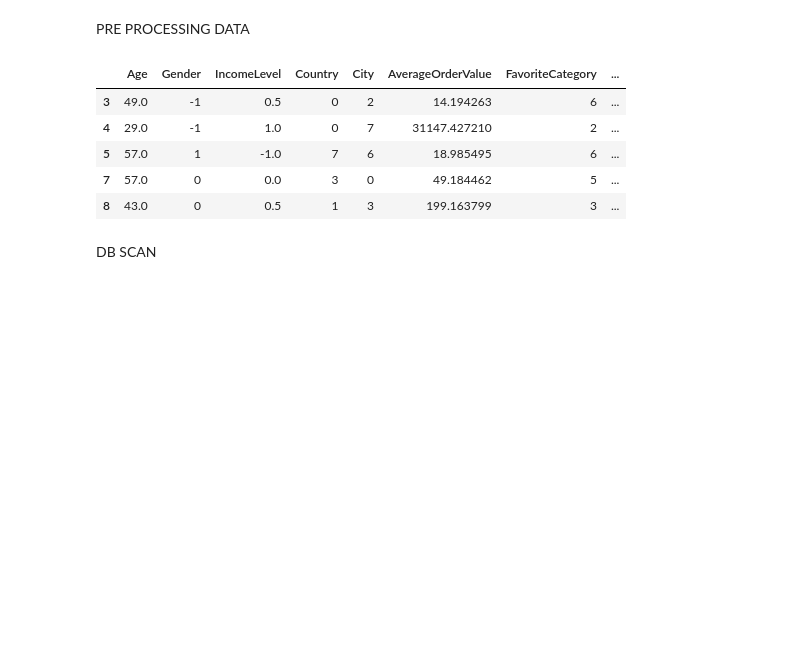
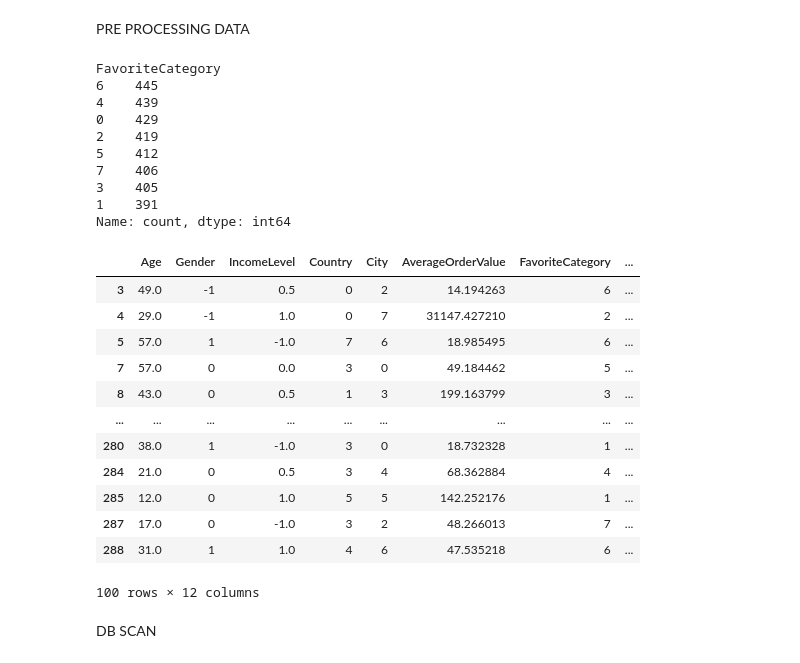
Before and after one commit to MathiasEthan/Ad-Targeting-using-Clustering, a Jupyter notebook: ace.ipynb, the cells around one changed output. Saved outputs shown, nothing was run; the diff lists cells and outputs as text; code cells hidden in the pictures; blank space fills up the shorter version.

```diff
--- a/ace.ipynb
+++ b/ace.ipynb
@@ -38,33 +38,51 @@ df["EmailConversionRate"]=df["EmailConversionRate"].fillna(df["EmailConversionRa
 df['IncomeLevel'] = df['IncomeLevel'].replace({
     'High': 0.5,
     'Very High': 1,
     'Medium': 0,
     "Low": -1,
 })
 df["Gender"] = df["Gender"].replace({
     "Female":-1,
     "Male" : 1,
 })
 #removing neg ages
 df = df[df['Age'] >= 0]
 
 df['Gender'] = df['Gender'].apply(lambda x: 0 if isinstance(x, str) else x)
 
 #Convert categorical variables to numerical using LabelEncoder
 le = LabelEncoder()
 df['Country'] = le.fit_transform(df['Country'])
 df['City'] = le.fit_transform(df['City'])
 df['FavoriteCategory'] = le.fit_transform(df['FavoriteCategory'])
 df['SecondFavoriteCategory'] = le.fit_transform(df['SecondFavoriteCategory'])
 
+print(df['FavoriteCategory'].value_counts())
 
-df.head()
+df.head(100)
 # %% [output]
+FavoriteCategory
+6    445
+4    439
+0    429
+2    419
+5    412
+7    406
+3    405
+1    391
+Name: count, dtype: int64
 |  | Age | Gender | IncomeLevel | Country | City | AverageOrderValue | FavoriteCategory | ... |
 | 3 | 49.0 | -1 | 0.5 | 0 | 2 | 14.194263 | 6 | ... |
 | 4 | 29.0 | -1 | 1.0 | 0 | 7 | 31147.427210 | 2 | ... |
 | 5 | 57.0 | 1 | -1.0 | 7 | 6 | 18.985495 | 6 | ... |
 | 7 | 57.0 | 0 | 0.0 | 3 | 0 | 49.184462 | 5 | ... |
 | 8 | 43.0 | 0 | 0.5 | 1 | 3 | 199.163799 | 3 | ... |
+| ... | ... | ... | ... | ... | ... | ... | ... | ... |
+| 280 | 38.0 | 1 | -1.0 | 3 | 0 | 18.732328 | 1 | ... |
+| 284 | 21.0 | 0 | 0.5 | 3 | 4 | 68.362884 | 4 | ... |
+| 285 | 12.0 | 0 | 1.0 | 5 | 5 | 142.252176 | 1 | ... |
+| 287 | 17.0 | 0 | -1.0 | 3 | 2 | 48.266013 | 7 | ... |
+| 288 | 31.0 | 1 | 1.0 | 4 | 6 | 47.535218 | 6 | ... |
+100 rows × 12 columns
 # %% [markdown]
 DB SCAN
```
Also changed, not shown: parts of 1 cell of this notebook.
